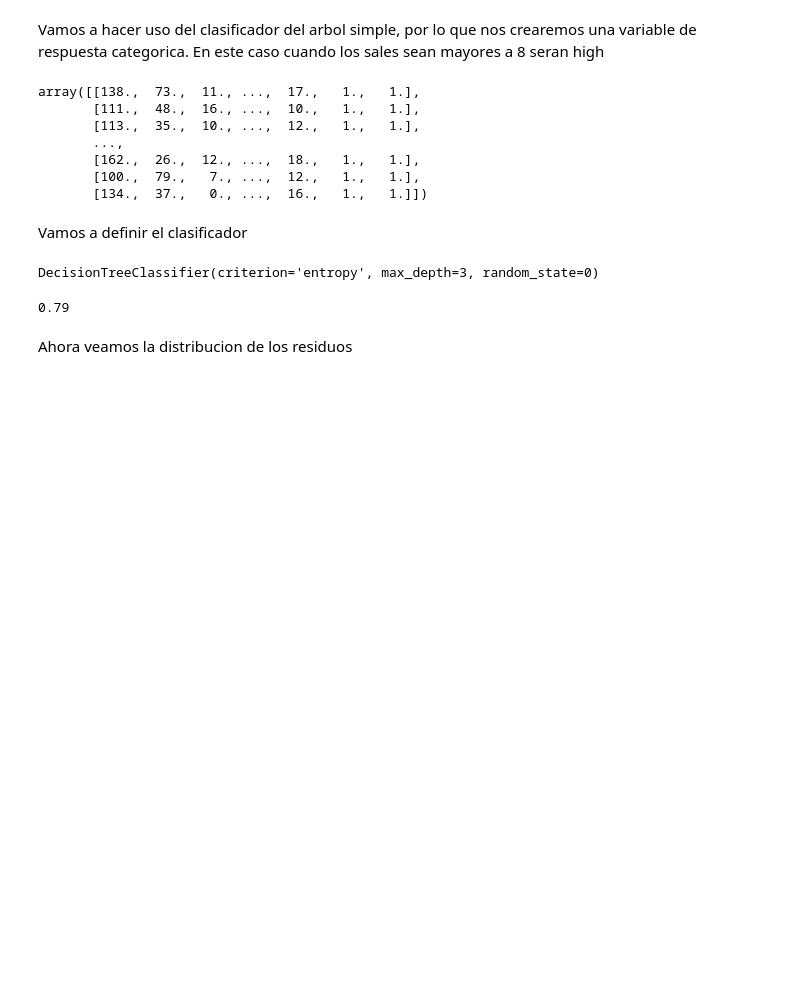
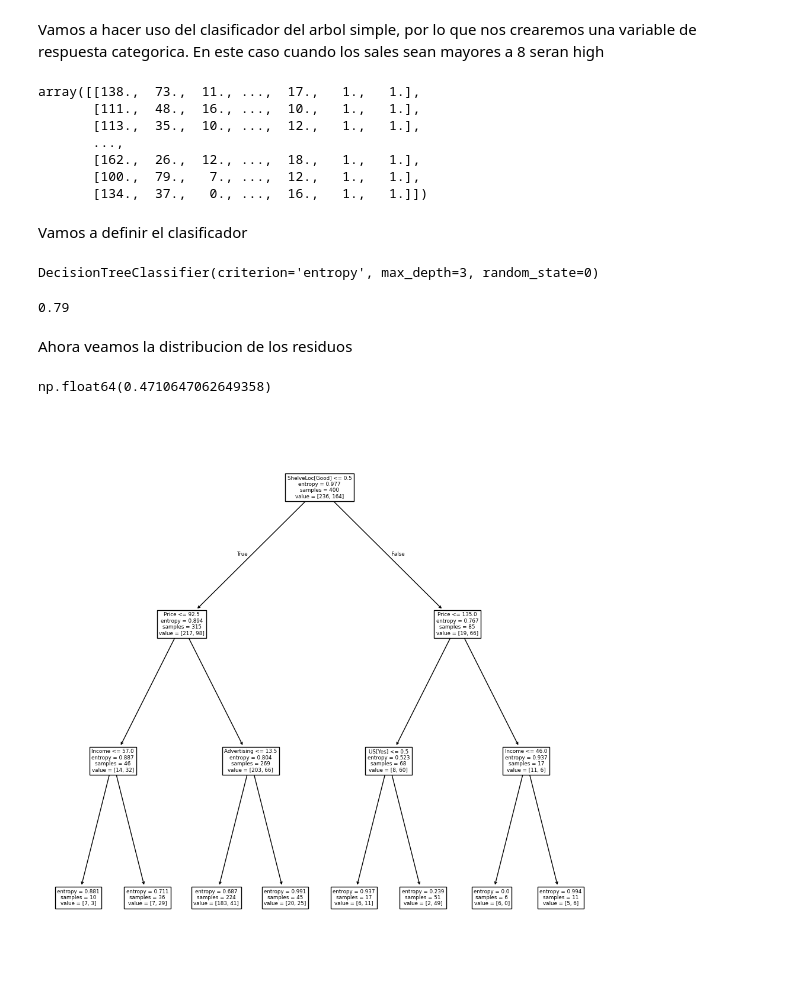
Before and after one commit to chuancao26/islp, a Jupyter notebook: labRegressionTrees.ipynb, the cells around one changed output. Cells and saved outputs as stored; diff of their text form; code cells hidden in the pictures; blank space fills up the shorter version.

Commit message:
Decision trees, bagging and random forest trees

```diff
--- a/labRegressionTrees.ipynb
+++ b/labRegressionTrees.ipynb
@@ -91,3 +91,15 @@ accuracy_score(high, clf.predict(X))
 0.79
 # %% [markdown]
 Ahora veamos la distribucion de los residuos
+# %%
+resid_dev = np.sum(log_loss(high, clf.predict_proba(X)))
+resid_dev
+# %% [output]
+np.float64(0.4710647062649358)
+# %%
+ax = plt.subplots(figsize=(12,12))[1]
+plot_tree(clf,
+feature_names=feature_names ,
+ax=ax);
+# %% [output]
+[figure, added]
```
Also changed, not shown: parts of 38 cells of this notebook.
